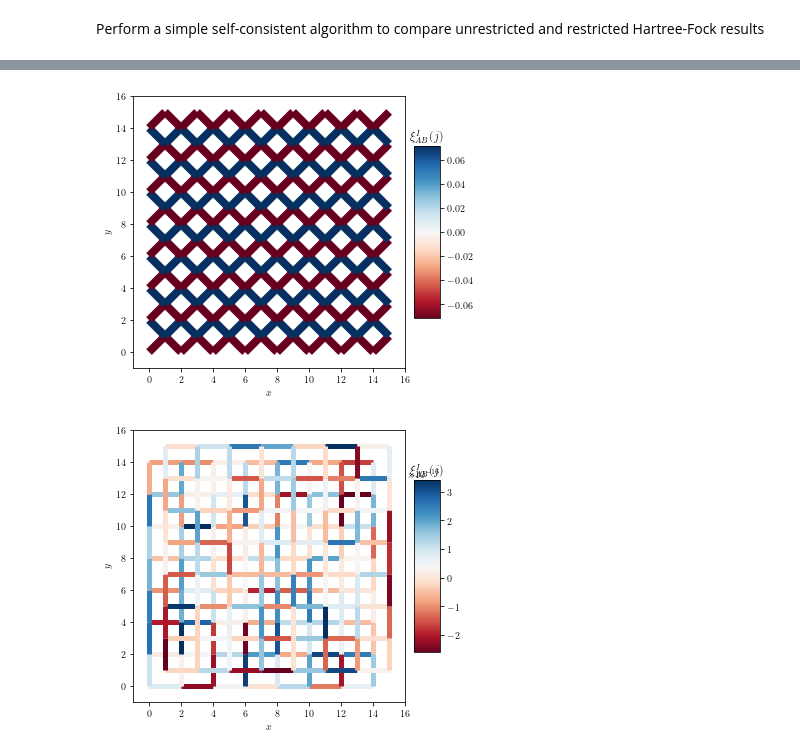
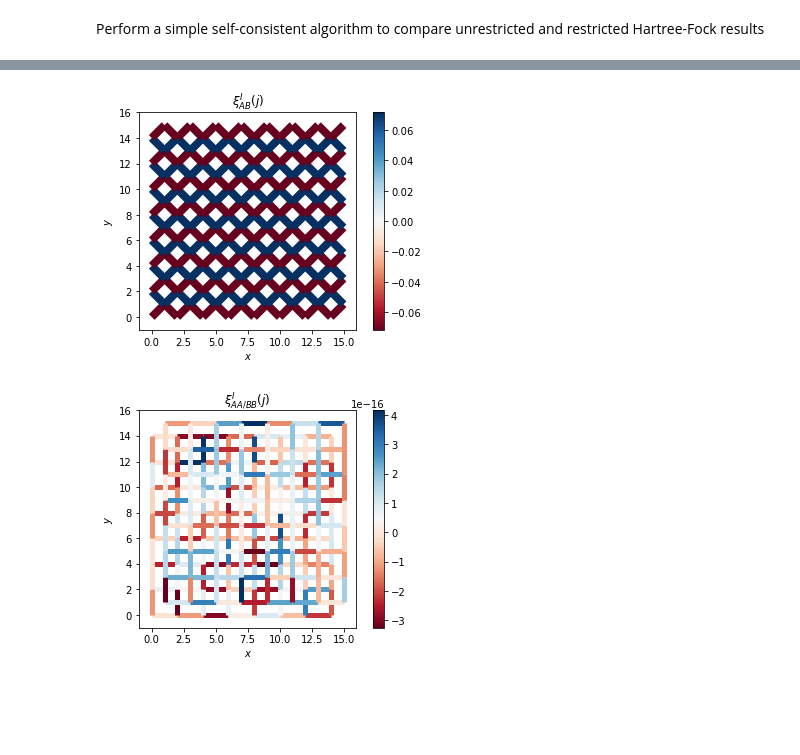
Before and after one commit to SergiJulia94/topological_mott_insulator, a Jupyter notebook: index.ipynb, the cells around one changed output, grey strips where cells are left out. Cells and saved outputs as stored; diff of their text form; code cells hidden in the pictures; blank space fills up the shorter version.

```diff
--- a/index.ipynb
+++ b/index.ipynb
@@ -28,19 +28,23 @@ This file will become your README and also the index of your documentation.
 Perform a simple self-consistent algorithm to compare unrestricted and restricted Hartree-Fock results
 # %%
 nx, ny = 8, 8
+t0 = -1
+jax, jay, jbx, jby = 0.5, -0.5, -0.5, 0.5
+v1, v2 = 2.5, 1.5
 stagg_m = 0
 cf = (nx*ny)/(nx*ny)
 t0=-1
 jax, jay, jbx, jby = +0.5, -0.5, -0.5, +0.5
 phix, phiy = 0., 0.
+beta = 1E+5
 
-un_mf = checkerboard_lattice_un(nx=nx,ny=ny,t0=-1, jax=+0.5, jay=-0.5,
-		                        jbx=-0.5, jby=+0.5, v1=2.5, v2=1.5,
-		                        beta=100000, cell_filling=cf, phix=0., phiy=0.)
+un_mf = checkerboard_lattice_un(nx=nx,ny=ny,t0=-1, jax=jax, jay=jay,
+		                        jbx=jbx, jby=jby, v1=v1, v2=v2,
+		                        beta=beta, cell_filling=cf, phix=phix, phiy=phiy)
 
-re_mf = checkerboard_lattice_4unitcell(nx=nx,ny=ny,t0=-1,jax=+0.5, jay=-0.5,
-		                        jbx=-0.5, jby=+0.5, v1=2.5, v2=1.5,
-		                        beta=100000, cell_filling=cf)
+re_mf = checkerboard_lattice_4unitcell(nx=nx,ny=ny,t0=t0,jax=jax, jay=jay,
+		                        jbx=jbx, jby=jby, v1=v1, v2=v2,
+		                        beta=beta, cell_filling=cf)
 
 for i1 in (range(0,200)):
         un_mf.iterate_mf(eta=0.6)
@@ -52,33 +73,27 @@ for i1 in (range(0,200)):
 # %%
-un_mf_aux = un_mf
 fig  = plt.figure()
-gs0 = gridspec.GridSpec(1, 1, left=0.12, right=0.75, top=1., bottom=0., wspace=0)
-gs00 = gridspec.GridSpecFromSubplotSpec(1, 1, subplot_spec=gs0[0], hspace=0., wspace=0.)
-ax = fig.add_subplot(gs00[0])
+ax = fig.add_subplot()
 
-segment, color, mini, maxi = tools.plot_bonds(un_mf_aux.pos, un_mf_aux.J_nn, np.imag(un_mf_aux.mfhop_nn))
+segment, color, mini, maxi = tools.plot_bonds(un_mf.pos, un_mf.J_nn, np.imag(un_mf.mfhop_nn))
 ligne = LineCollection(segment,linestyles='solid',
                                 cmap=plt.get_cmap('RdBu'),
                                 array=color, norm=plt.Normalize(mini, maxi),
                                 linewidths=8, rasterized=True)
 
 ax.set_xlim(-1,2*un_mf_aux.nx)
 ax.set_ylim(-1,2*un_mf_aux.ny)
 ax.add_collection(ligne)
 ax.set_xlabel(r'$x$')
 ax.set_ylabel(r'$y$')
-cbar = fig.add_axes([0.77, 0.2, 0.06, 0.6])
-fig.colorbar(ligne, cax=cbar)
+fig.colorbar(ligne)
 ax.set_aspect('equal')
 plt.title(r'$\xi_{AB}^I(j)$')
 plt.show()
 # %% [output]
-[figure, old version]
+[figure, new version]
 # %%
 fig  = plt.figure()
-gs0 = gridspec.GridSpec(1, 1, left=0.12, right=0.75, top=1., bottom=0., wspace=0)
-gs00 = gridspec.GridSpecFromSubplotSpec(1, 1, subplot_spec=gs0[0], hspace=0., wspace=0.)
-ax = fig.add_subplot(gs00[0])
+ax = fig.add_subplot()
 
 segment, color, mini, maxi = tools.plot_bonds(un_mf.pos, un_mf.J_ax, np.imag(un_mf.mfhop_ax))
 ligne = LineCollection(segment,linestyles='solid',
@@ -111,10 +126,9 @@ ax.set_xlim(-1,2*un_mf.nx)
 ax.set_ylim(-1,2*un_mf.ny)
 ax.set_xlabel(r'$x$')
 ax.set_ylabel(r'$y$')
-cbar = fig.add_axes([0.77, 0.2, 0.06, 0.6])
-fig.colorbar(ligne, cax=cbar)
+fig.colorbar(ligne)
 ax.set_aspect('equal')
-plt.title(r'$\xi_{AB}^I(j)$')
+plt.title(r'$\xi_{AA/BB}^I(j)$')
 plt.show()
 # %% [output]
-[figure, old version]
+[figure, new version]
```
Also changed, not shown: parts of 5 cells of this notebook, 8 other files.
